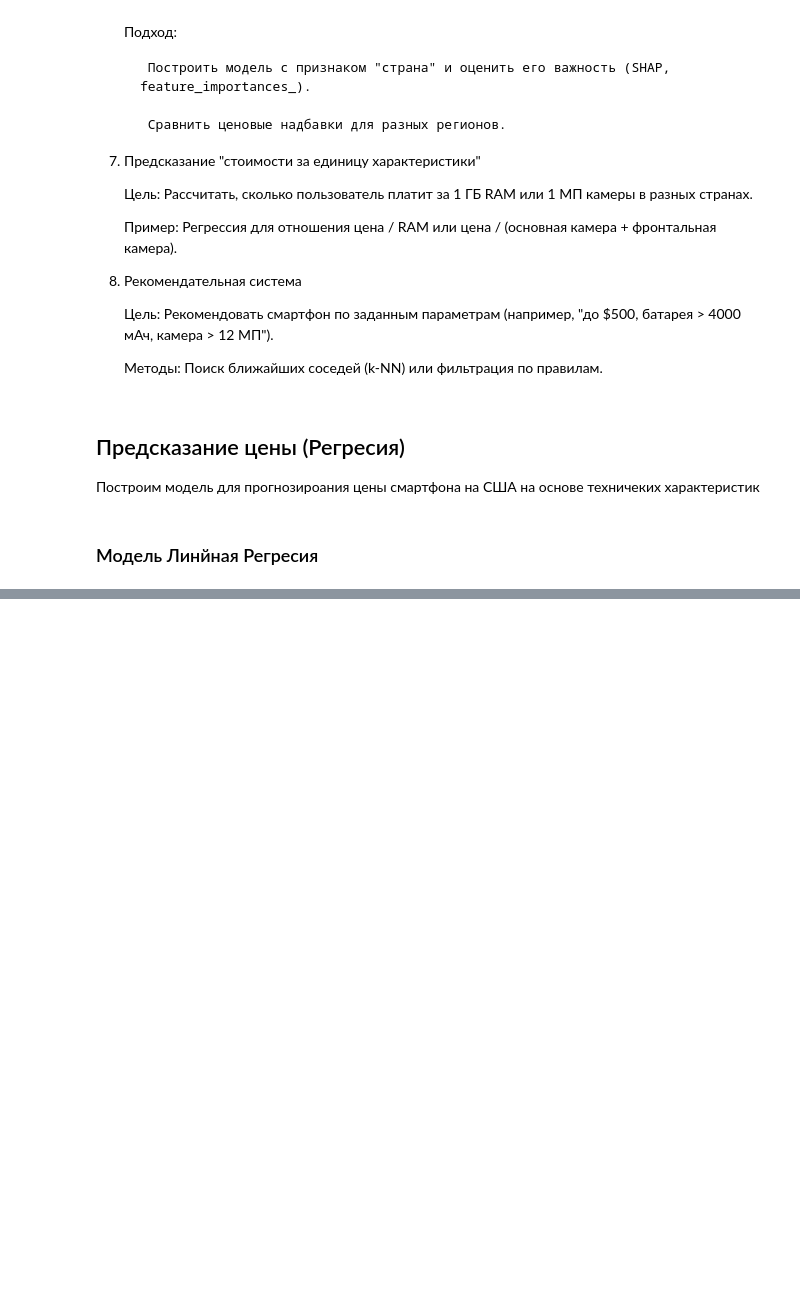
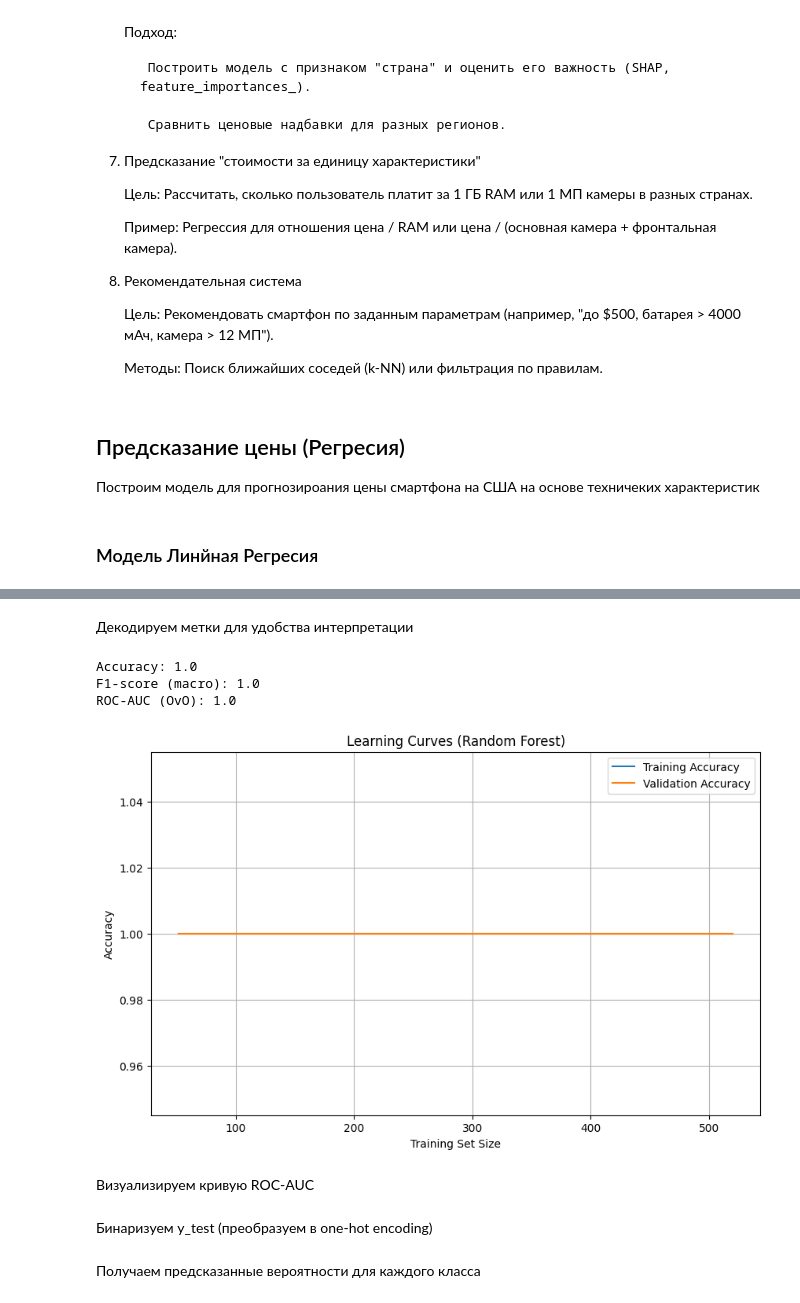
Before and after one commit to IamGuts/Stronghold_of_digital_martyrdom, a Jupyter notebook: Projects/Modile Dataset/Modile_data.ipynb, the cells around one changed output, grey strips where cells are left out. Cells and saved outputs as stored; diff of their text form; code cells hidden in the pictures; blank space fills up the shorter version.

```diff
--- a/Projects/Modile Dataset/Modile_data.ipynb
+++ b/Projects/Modile Dataset/Modile_data.ipynb
@@ -431,0 +482,7 @@ plt.show()
+# %%
+# Выбор признаков и целевой переменной
+X_pacistan = data_classifier.drop('Launched Price (Pakistan)', axis = 1)
+y_pacistan = data_classifier["Price Segment"]
+# %%
+# Разделение данных
+X_train, X_test, y_train, y_test = train_test_split(X_pacistan, y_pacistan, test_size=0.3)
@@ -431,0 +491,5 @@ plt.show()
+# %%
+from sklearn.ensemble import RandomForestClassifier
+
+model = RandomForestClassifier()
+model.fit(X_train, y_train)
@@ -431,0 +502,2 @@ plt.show()
+# %% [markdown]
+Декодируем метки для удобства интерпретации
@@ -431,0 +506,34 @@ plt.show()
+# %%
+from sklearn.metrics import accuracy_score, f1_score, roc_auc_score
+
+print("Accuracy:", accuracy_score(y_test, y_pred))
+print("F1-score (macro):", f1_score(y_test, y_pred, average='macro'))
+print("ROC-AUC (OvO):", roc_auc_score(y_test, model.predict_proba(X_test), multi_class='ovo'))
+# %% [output]
+Accuracy: 1.0
+F1-score (macro): 1.0
+ROC-AUC (OvO): 1.0
+# %%
+from sklearn.model_selection import learning_curve
+
+def plot_learning_curve(model, X, y, cv=5):
+    train_sizes, train_scores, val_scores = learning_curve(
+        model, X, y, cv=cv, scoring='accuracy', n_jobs=-1,
+        train_sizes=np.linspace(0.1, 1.0, 10)
+    )
+
+    plt.figure(figsize=(10, 6))
+    plt.plot(train_sizes, np.mean(train_scores, axis=1), label='Training Accuracy')
+    plt.plot(train_sizes, np.mean(val_scores, axis=1), label='Validation Accuracy')
+    plt.xlabel('Training Set Size')
+    plt.ylabel('Accuracy')
+    plt.title('Learning Curves (Random Forest)')
+    plt.legend()
+    plt.grid()
+    plt.show()
+# %%
+plot_learning_curve(model, X_train, y_train)
+# %% [output]
+[figure, added]
+# %% [markdown]
+Визуализируем кривую ROC-AUC
@@ -431,0 +544,2 @@ plt.show()
+# %% [markdown]
+Бинаризуем y_test (преобразуем в one-hot encoding)
@@ -431,0 +549,2 @@ plt.show()
+# %% [markdown]
+Получаем предсказанные вероятности для каждого класса
```
Also changed, not shown: parts of 50 cells of this notebook.
